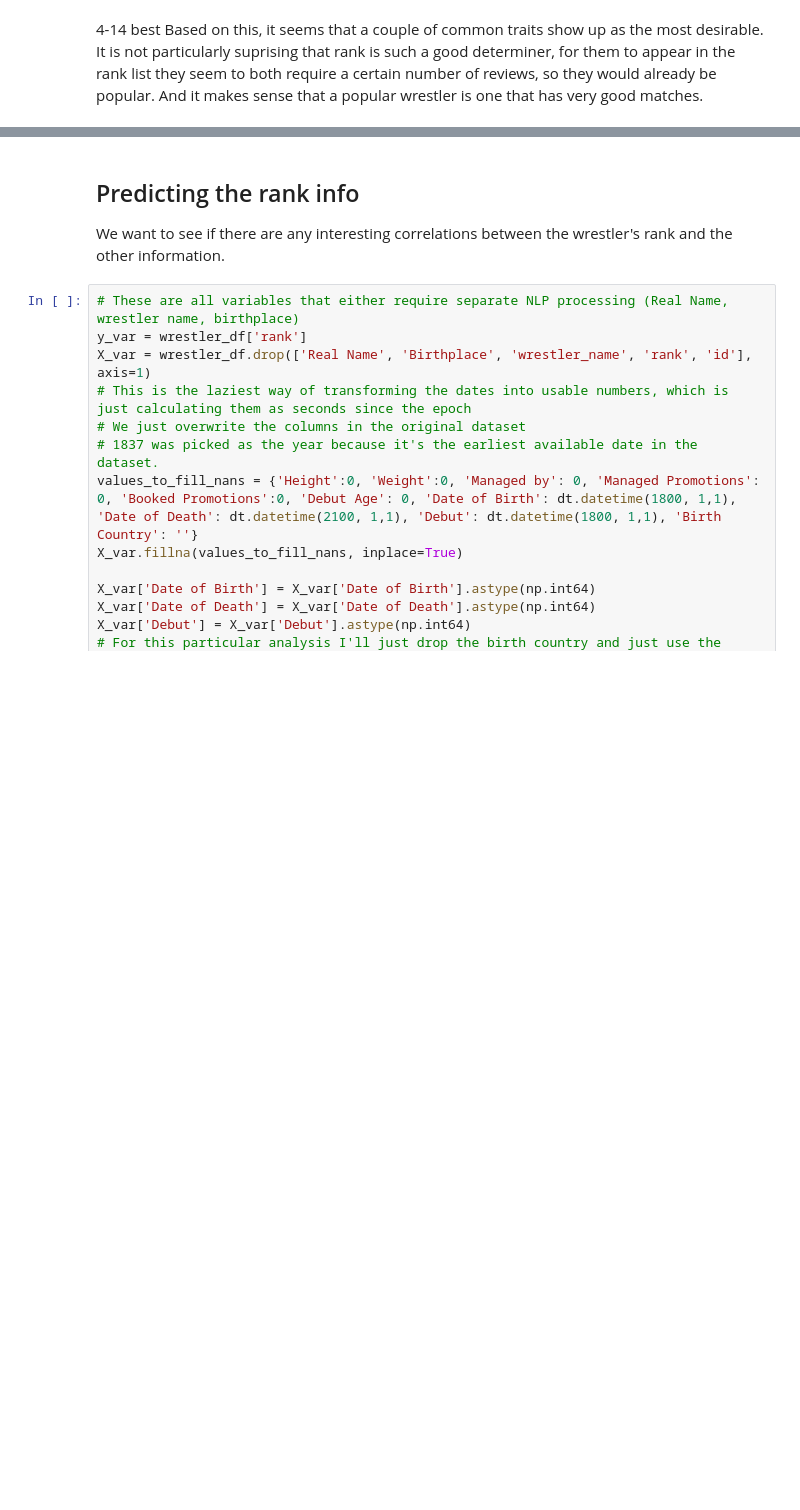
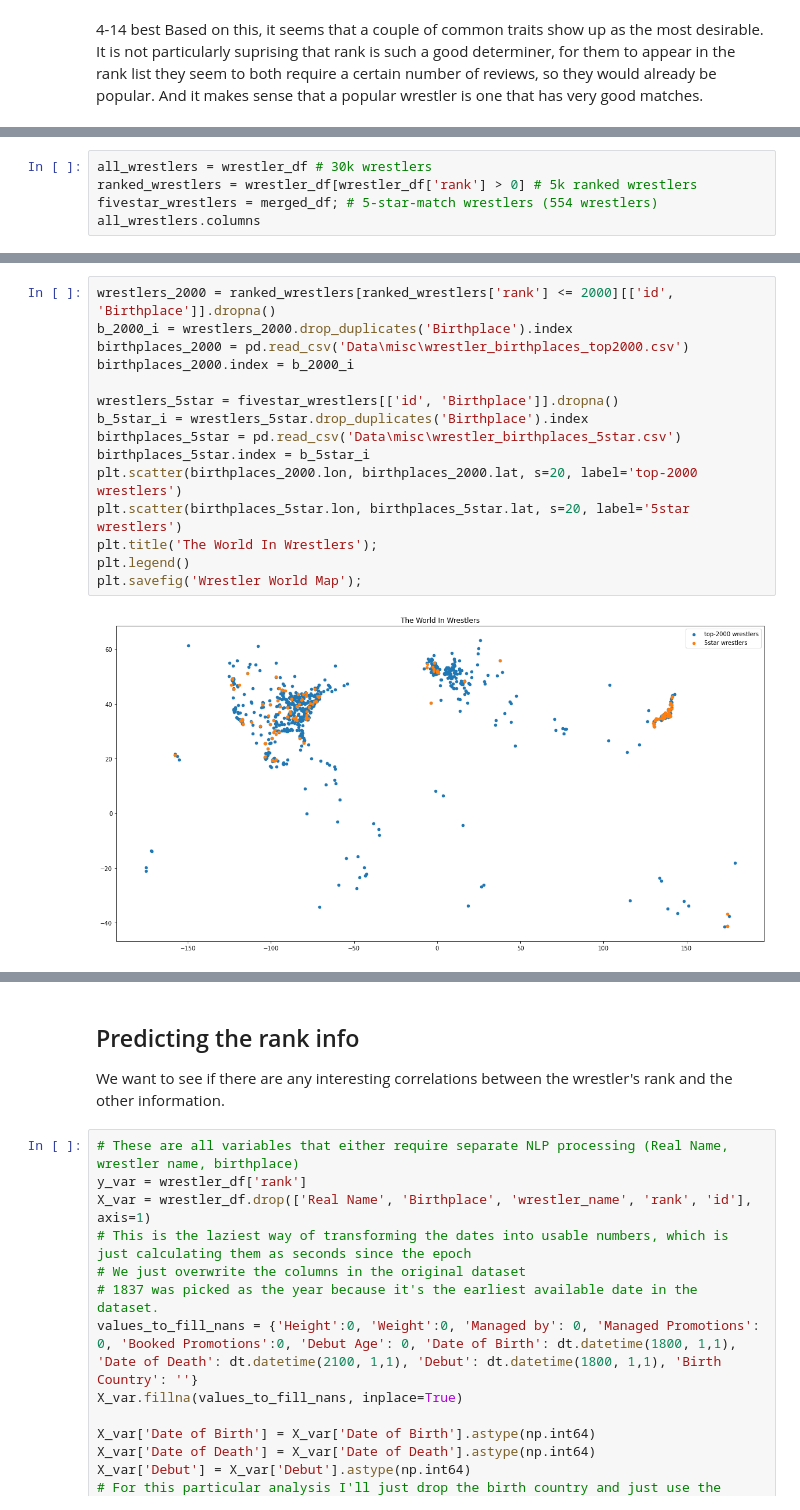
Before and after one commit to WhimZig/DataMadness, a Jupyter notebook: Data madness.ipynb, the cells around one changed output, grey strips where cells are left out. Cells and saved outputs as stored; diff of their text form; blank space fills up the shorter version.

Commit message:
additional plots p1

```diff
--- a/Data madness.ipynb
+++ b/Data madness.ipynb
@@ -516,0 +518,5 @@ chi_df.iloc[:10, :]['Chi res'].plot(kind='bar', ax=axes[1], title='Top 10 Chi sq
+# %%
+all_wrestlers = wrestler_df # 30k wrestlers
+ranked_wrestlers = wrestler_df[wrestler_df['rank'] > 0] # 5k ranked wrestlers
+fivestar_wrestlers = merged_df; # 5-star-match wrestlers (554 wrestlers)
+all_wrestlers.columns
@@ -516,0 +549,17 @@ chi_df.iloc[:10, :]['Chi res'].plot(kind='bar', ax=axes[1], title='Top 10 Chi sq
+# %%
+wrestlers_2000 = ranked_wrestlers[ranked_wrestlers['rank'] <= 2000][['id', 'Birthplace']].dropna()
+b_2000_i = wrestlers_2000.drop_duplicates('Birthplace').index
+birthplaces_2000 = pd.read_csv('Data\misc\wrestler_birthplaces_top2000.csv')
+birthplaces_2000.index = b_2000_i
+
+wrestlers_5star = fivestar_wrestlers[['id', 'Birthplace']].dropna()
+b_5star_i = wrestlers_5star.drop_duplicates('Birthplace').index
+birthplaces_5star = pd.read_csv('Data\misc\wrestler_birthplaces_5star.csv')
+birthplaces_5star.index = b_5star_i
+plt.scatter(birthplaces_2000.lon, birthplaces_2000.lat, s=20, label='top-2000 wrestlers')
+plt.scatter(birthplaces_5star.lon, birthplaces_5star.lat, s=20, label='5star wrestlers')
+plt.title('The World In Wrestlers');
+plt.legend()
+plt.savefig('Wrestler World Map');
+# %% [output]
+[figure, added]
```
Also changed, not shown: parts of 27 cells of this notebook, 6 other files.
